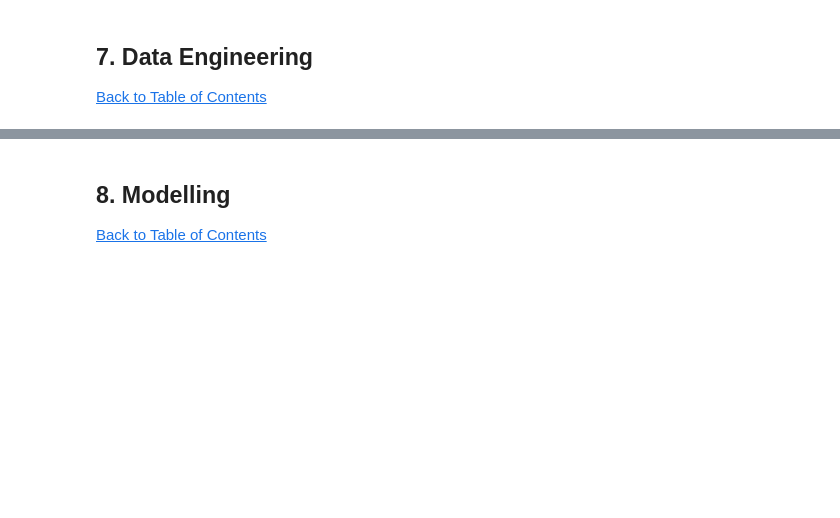
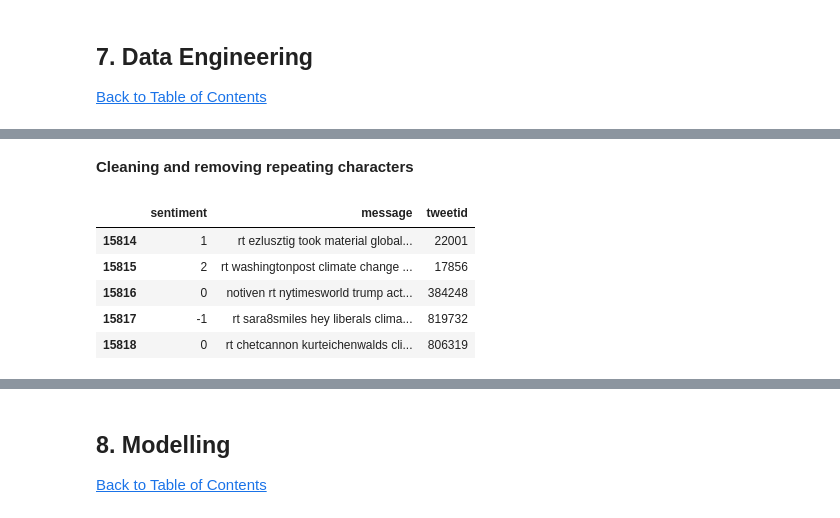
Before and after one commit to muheezokunade/TeamNM1-Classification-, a Jupyter notebook: Classification Predict.ipynb, the cells around one changed output, grey strips where cells are left out. Saved outputs shown, nothing was run; the diff lists cells and outputs as text; code cells hidden in the pictures; blank space fills up the shorter version.

```diff
--- a/Classification Predict.ipynb
+++ b/Classification Predict.ipynb
@@ -124,0 +205,14 @@ text, sentiment = list(df_train['message']), list(df_train['sentiment'])
+# %% [markdown]
+**Cleaning and removing repeating characters**
+# %%
+def cleaning_repeating_char(text):
+    return re.sub(r'(.)1+', r'1', text)
+df_train['message'] = df_train['message'].apply(lambda x: cleaning_repeating_char(x))
+df_train.tail()
+# %% [output]
+|  | sentiment | message | tweetid |
+| 15814 | 1 | rt ezlusztig took material global... | 22001 |
+| 15815 | 2 | rt washingtonpost climate change ... | 17856 |
+| 15816 | 0 | notiven rt nytimesworld trump act... | 384248 |
+| 15817 | -1 | rt sara8smiles hey liberals clima... | 819732 |
+| 15818 | 0 | rt chetcannon kurteichenwalds cli... | 806319 |
```
Also changed, not shown: parts of 25 cells of this notebook.
